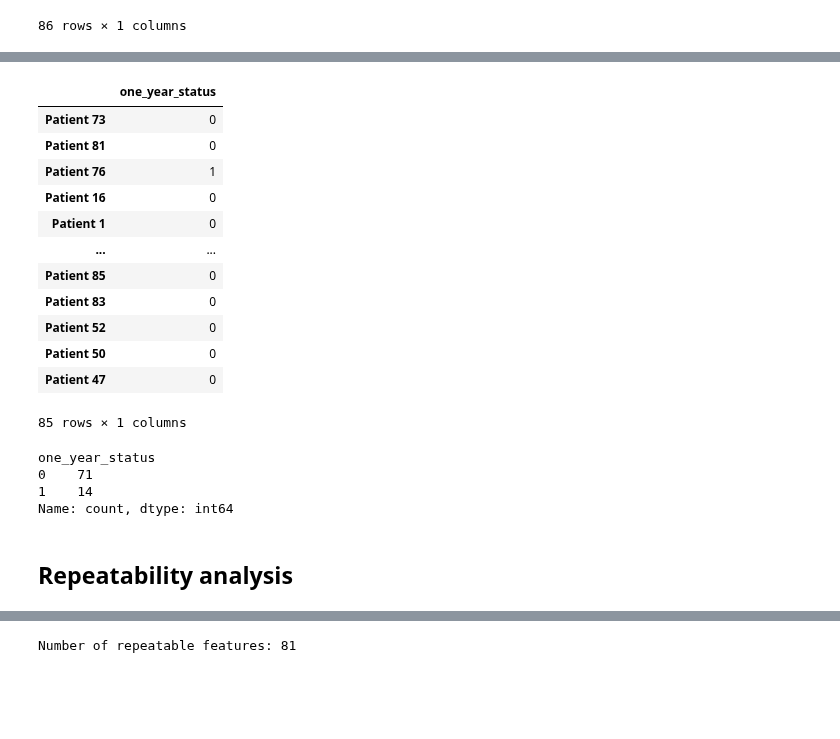
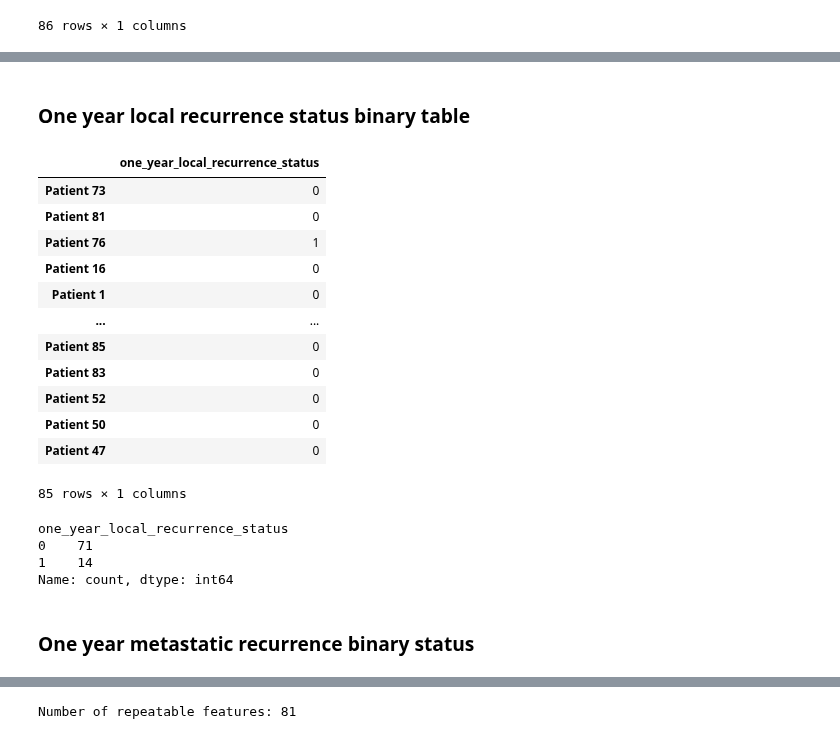
Before and after one commit to ftach/delta-rad, a Jupyter notebook: 1D_radiomics/0.35_radiomics_csv_extract.ipynb, the cells around one changed output, grey strips where cells are left out. Saved outputs shown, nothing was run; the diff lists cells and outputs as text; code cells hidden in the pictures; blank space fills up the shorter version.

```diff
--- a/1D_radiomics/0.35_radiomics_csv_extract.ipynb
+++ b/1D_radiomics/0.35_radiomics_csv_extract.ipynb
@@ -53,4 +59,4 @@ one_year_in_days = 365
 # %%
-date_outcome_df['one_year_status'] = date_outcome_df['difference end RT and local recurrence'] <= one_year_in_days
+date_outcome_df['one_year_local_recurrence_status'] = date_outcome_df['difference end RT and local recurrence'] <= one_year_in_days
 date_outcome_df
 # %% [output]
@@ -76,0 +85,3 @@ Name: count, dtype: int64
+# %%
+date_outcome_df['difference end RT and metastatic recurrence'] = (date_outcome_df['Date de recidive méta '] - date_outcome_df['date fin de ttt RT']).dt.days
+nine_months_in_days = 275
@@ -76,0 +92,3 @@ Name: count, dtype: int64
+# %%
+date_outcome_df['nine_months_metastatic_status'] = date_outcome_df['difference end RT and metastatic recurrence'] <= nine_months_in_days
+date_outcome_df
@@ -79,4 +118,4 @@ Name: count, dtype: int64
 # %%
-date_outcome_df['difference today and end RT'] = (date_outcome_df['Date dernières nouvelles'] - date_outcome_df['date fin de ttt RT']).dt.days
+date_outcome_df['difference last news and end RT'] = (date_outcome_df['Date dernières nouvelles'] - date_outcome_df['date fin de ttt RT']).dt.days
 date_outcome_df
 # %% [output]
@@ -176,10 +215,12 @@ filtered_date_outcome_df
+# %% [markdown]
+### One year local recurrence status binary table
 # %%
-# create one dataframe with the index filtered_date_outcome_df and the one_year_status (but binary 0 or 1 instead of True and False)
-one_year_status_df = pd.DataFrame(index=filtered_date_outcome_df.index, columns=['one_year_status'])
-one_year_status_df['one_year_status'] = filtered_date_outcome_df['one_year_status'].astype(int)
-one_year_status_df
+# create one dataframe with the index filtered_date_outcome_df and the one_year_local_recurrence_status (but binary 0 or 1 instead of True and False)
+one_year_local_recurrence_status_df = pd.DataFrame(index=filtered_date_outcome_df.index, columns=['one_year_local_recurrence_status'])
+one_year_local_recurrence_status_df['one_year_local_recurrence_status'] = filtered_date_outcome_df['one_year_local_recurrence_status'].astype(int)
+one_year_local_recurrence_status_df
 # %% [output]
-|  | one_year_status |
+|  | one_year_local_recurrence_status |
 | Patient 73 | 0 |
 | Patient 81 | 0 |
 | Patient 76 | 1 |
@@ -193,9 +234,9 @@ one_year_status_df
 | Patient 47 | 0 |
 85 rows × 1 columns
 # %%
-print(one_year_status_df['one_year_status'].value_counts())
+print(one_year_local_recurrence_status_df['one_year_local_recurrence_status'].value_counts())
 # %% [output]
-one_year_status
+one_year_local_recurrence_status
 0    71
 1    14
 Name: count, dtype: int64
@@ -204,2 +245,2 @@ one_year_status_df.to_csv('/home/tachennf/Documents/delta-rad/data/ICM_0.35T/ext
-# %% [markdown]
-## Repeatability analysis
+# %% [markdown]
+### One year metastatic recurrence binary status
```
Also changed, not shown: parts of 18 cells of this notebook.
